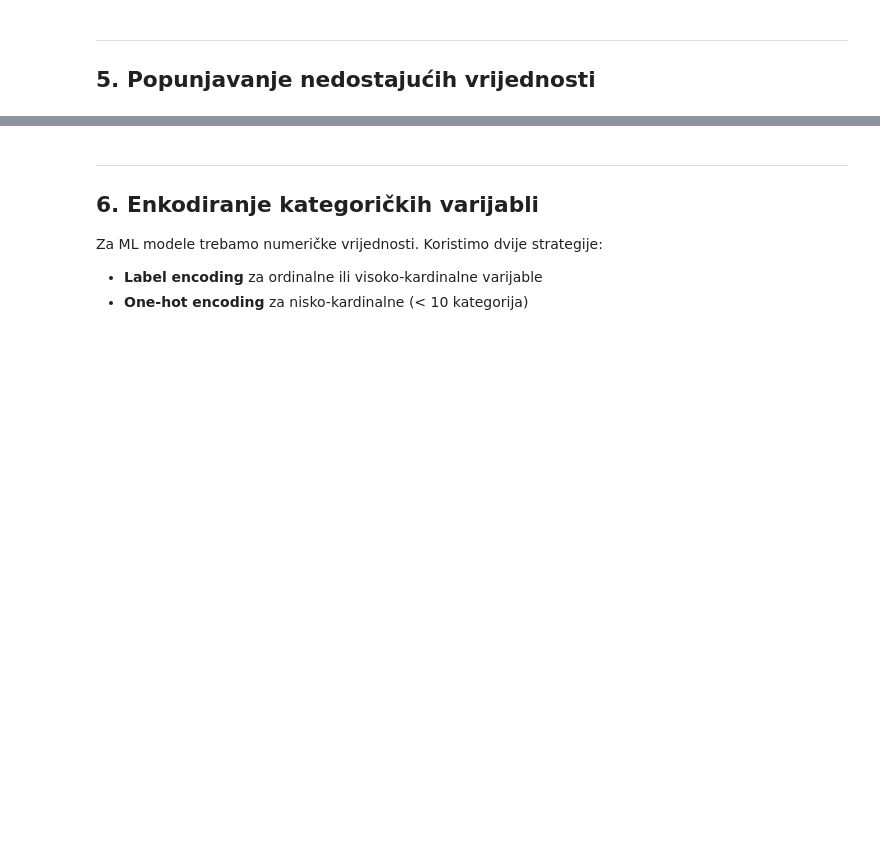
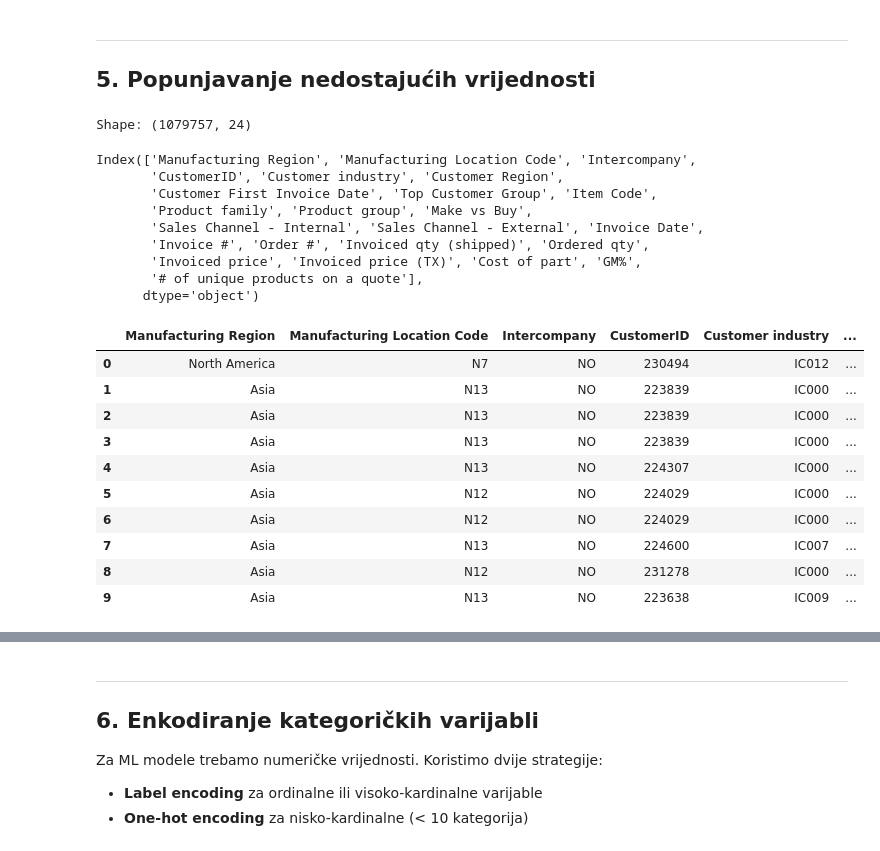
Before and after one commit to kovaacicc/lumen-DS, a Jupyter notebook: notebooks/data_cleaning.ipynb, the cells around one changed output, grey strips where cells are left out. Drawn from its saved outputs; the diff is of its cells as text; code cells hidden in the pictures; blank space fills up the shorter version.

```diff
--- a/notebooks/data_cleaning.ipynb
+++ b/notebooks/data_cleaning.ipynb
@@ -990,3 +990,36 @@ Spremljeno! Shape: (1079757, 24)
 # %% [markdown]
 ---
 ## 5. Popunjavanje nedostajućih vrijednosti
+# %%
+DATE_COLS = [
+    'Invoice Date',
+    'Customer First Invoice Date'
+]
+df_5 = pd.read_csv('../data/processed/data_clean_v1.csv', low_memory=False, parse_dates=DATE_COLS)
+print(f'Shape: {df_5.shape}')
+# %% [output]
+Shape: (1079757, 24)
+# %%
+print(df_5.columns)
+df_5.head(10)
+# %% [output]
+Index(['Manufacturing Region', 'Manufacturing Location Code', 'Intercompany',
+       'CustomerID', 'Customer industry', 'Customer Region',
+       'Customer First Invoice Date', 'Top Customer Group', 'Item Code',
+       'Product family', 'Product group', 'Make vs Buy',
+       'Sales Channel - Internal', 'Sales Channel - External', 'Invoice Date',
+       'Invoice #', 'Order #', 'Invoiced qty (shipped)', 'Ordered qty',
+       'Invoiced price', 'Invoiced price (TX)', 'Cost of part', 'GM%',
+       '# of unique products on a quote'],
+      dtype='object')
+|  | Manufacturing Region | Manufacturing Location Code | Intercompany | CustomerID | Customer industry | ... |
+| 0 | North America | N7 | NO | 230494 | IC012 | ... |
+| 1 | Asia | N13 | NO | 223839 | IC000 | ... |
+| 2 | Asia | N13 | NO | 223839 | IC000 | ... |
+| 3 | Asia | N13 | NO | 223839 | IC000 | ... |
+| 4 | Asia | N13 | NO | 224307 | IC000 | ... |
+| 5 | Asia | N12 | NO | 224029 | IC000 | ... |
+| 6 | Asia | N12 | NO | 224029 | IC000 | ... |
+| 7 | Asia | N13 | NO | 224600 | IC007 | ... |
+| 8 | Asia | N12 | NO | 231278 | IC000 | ... |
+| 9 | Asia | N13 | NO | 223638 | IC009 | ... |
```
Also changed, not shown: parts of 11 cells of this notebook.
